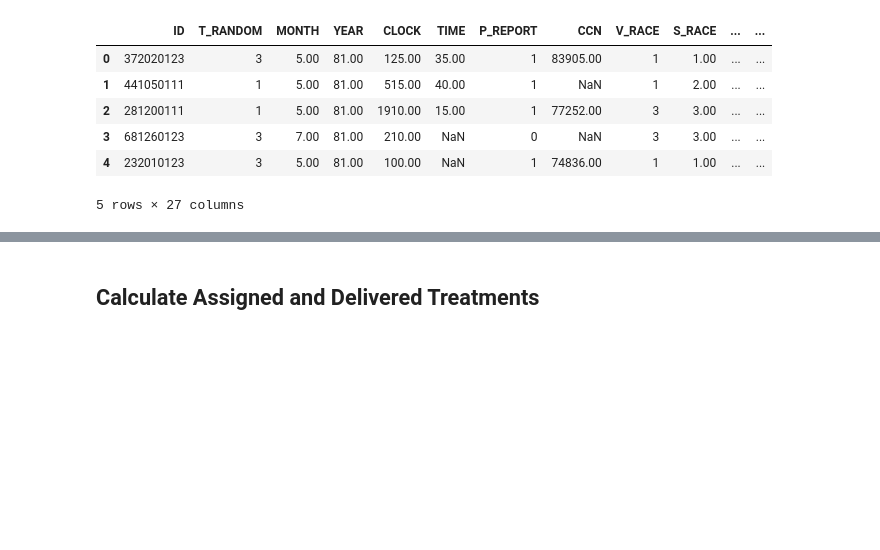
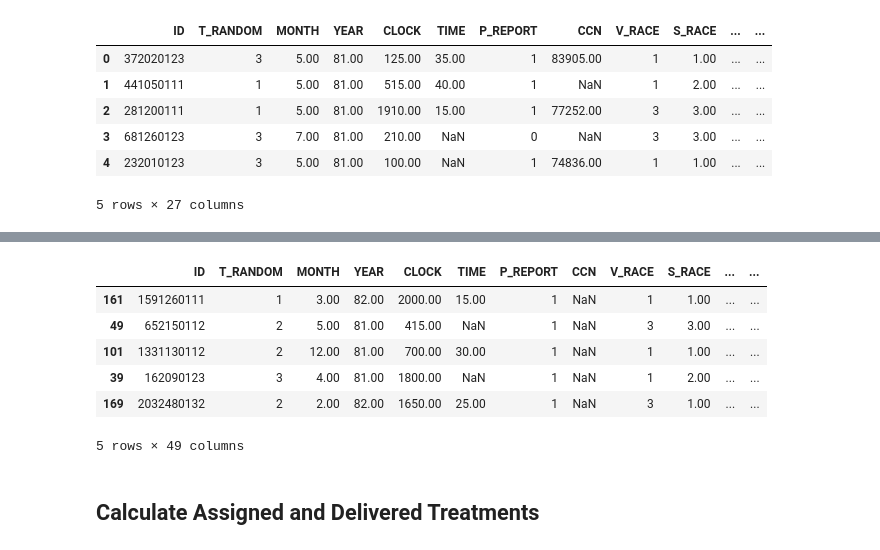
Before and after one commit to DWizzi/mastering-py-metrics, a Jupyter notebook: ch3_instrumental_variables/notebooks/mdve.ipynb, the cells around one changed output, grey strips where cells are left out. Cells and saved outputs as stored; diff of their text form; code cells hidden in the pictures; blank space fills up the shorter version.

```diff
--- a/ch3_instrumental_variables/notebooks/mdve.ipynb
+++ b/ch3_instrumental_variables/notebooks/mdve.ipynb
@@ -60,3 +101,25 @@ Index(['ID', 'T_RANDOM', 'MONTH', 'YEAR', 'CLOCK', 'TIME', 'P_REPORT', 'CCN',
+# %%
+data['fail_z'] = (
+    ((data['T_RANDOM'] == 1) & (data['z_rank'] < exp_params['pz_arrest']))
+    | ((data['T_RANDOM'] == 2) & (data['z_rank'] < exp_params['pz_advise']))
+    | ((data['T_RANDOM'] == 3) & (data['z_rank'] < exp_params['pz_separ']))
+).astype(int)
+
+data['fail_d'] = (
+    ((data['T_FINAL'] == 1) & (data['d_rank'] < exp_params['pd_arrest']))
+    | ((data['T_FINAL'] == 2) & (data['d_rank'] < exp_params['pd_advise']))
+    | ((data['T_FINAL'] == 3) & (data['d_rank'] < exp_params['pd_separ']))
+).astype(int)
+
+data.head()
+# %% [output]
+|  | ID | T_RANDOM | MONTH | YEAR | CLOCK | TIME | P_REPORT | CCN | V_RACE | S_RACE | ... | ... |
+| 161 | 1591260111 | 1 | 3.00 | 82.00 | 2000.00 | 15.00 | 1 | NaN | 1 | 1.00 | ... | ... |
+| 49 | 652150112 | 2 | 5.00 | 81.00 | 415.00 | NaN | 1 | NaN | 3 | 3.00 | ... | ... |
+| 101 | 1331130112 | 2 | 12.00 | 81.00 | 700.00 | 30.00 | 1 | NaN | 1 | 1.00 | ... | ... |
+| 39 | 162090123 | 3 | 4.00 | 81.00 | 1800.00 | NaN | 1 | NaN | 1 | 2.00 | ... | ... |
+| 169 | 2032480132 | 2 | 2.00 | 82.00 | 1650.00 | 25.00 | 1 | NaN | 3 | 1.00 | ... | ... |
+5 rows × 49 columns
 # %% [markdown]
 ## Calculate Assigned and Delivered Treatments
 # %% [markdown]
```
Also changed, not shown: parts of 13 cells of this notebook, 1 other file.
